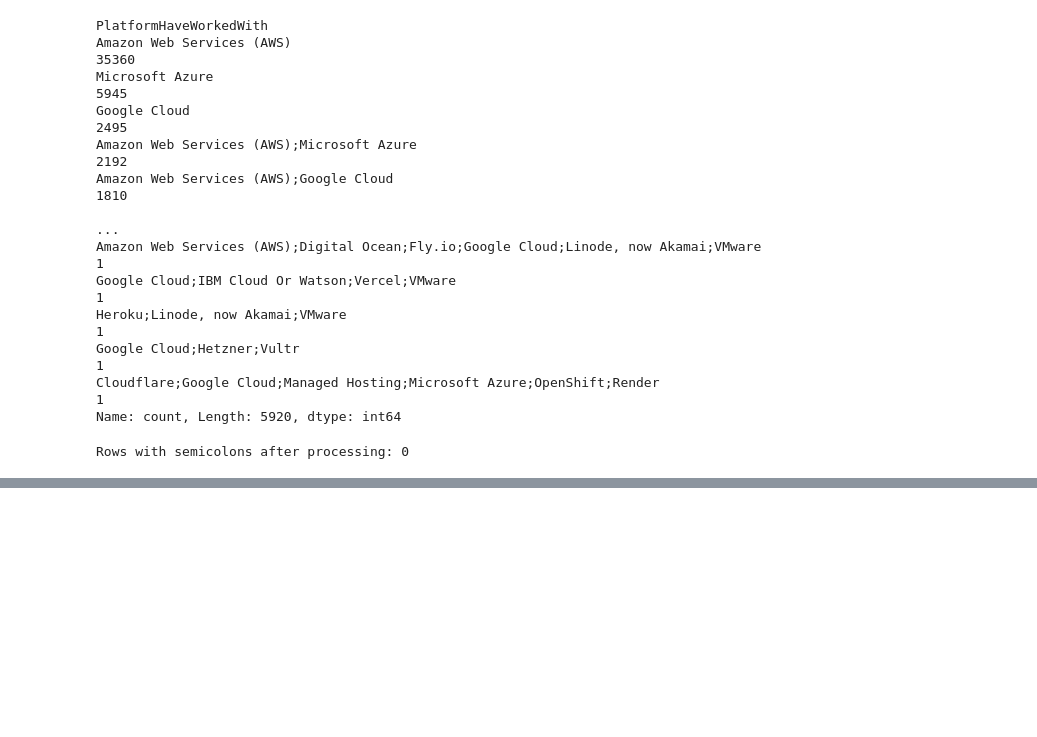
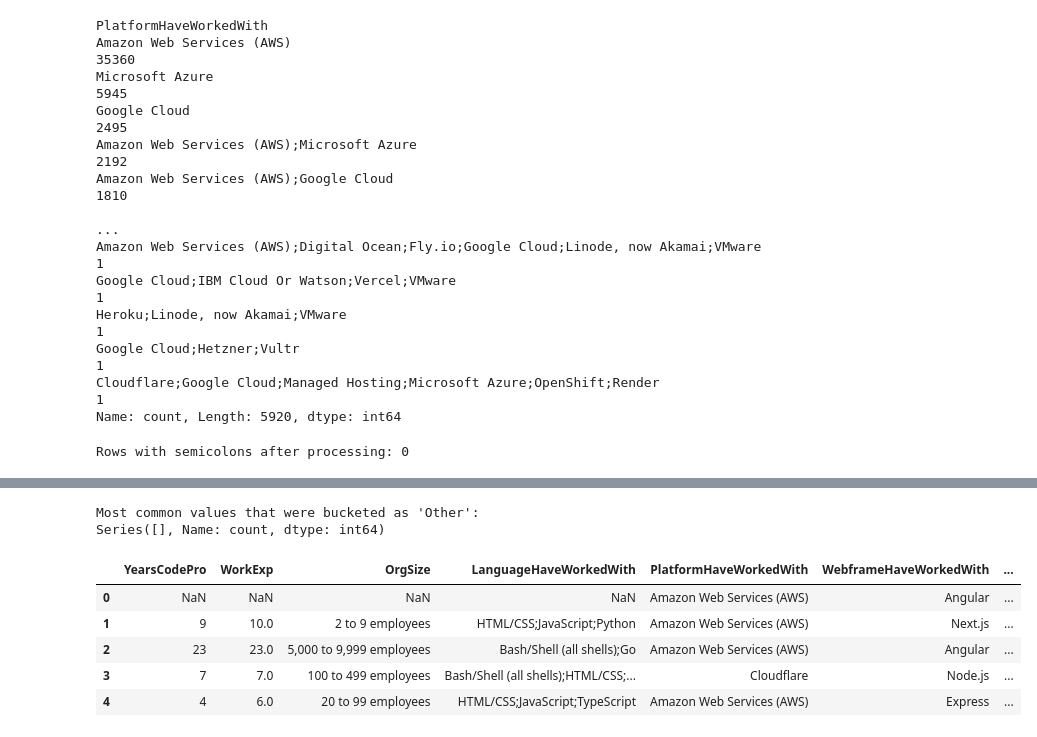
Before and after one commit to hasn77/Stack-Overflow-Survey-Dataset-Model, a Jupyter notebook: getting_started.ipynb, the cells around one changed output, grey strips where cells are left out. Drawn from its saved outputs; the diff is of its cells as text; code cells hidden in the pictures; blank space fills up the shorter version.

Commit message:
Further EDA & Handling of missing values in features dataframe

```diff
--- a/getting_started.ipynb
+++ b/getting_started.ipynb
@@ -283,3 +182,0 @@ log_salary_df.astype(float)
-# %%
-features.columns
-features = pd.concat([features, log_salary_df], axis=1)
@@ -1134,2 +499,0 @@ def analyze_bucket_salary_correlation(features):
-# %%
-features = apply_bucketization(features)
@@ -1213,5 +542,5 @@ def bucketize_professional_tech(tech_string):
 # %%
-features['ProfessionalTech'] = features['ProfessionalTech'].apply(bucketize_professional_tech)
+features['ProfessionalTech'] = df['ProfessionalTech'].apply(bucketize_professional_tech_multiple)
 # %%
 features['ProfessionalTech'].value_counts()
 # %% [output]
@@ -1249 +565,28 @@ AI/ML                 356
 Name: count, dtype: int64
+# %%
+# Let's assume your original DataFrame is called 'features'
+# and your new buckets are in the 'professional_tech_df' Series.
+
+# 1. Create a boolean mask to identify which rows were labeled 'Other'
+is_other_mask = (professional_tech_df == 'Other')
+
+# 2. Use this mask to filter your ORIGINAL DataFrame ('features')
+other_rows_df = df[is_other_mask].copy()
+
+# 3. NOW, get the value_counts from the original 'ProfessionalTech' column
+#    of this filtered DataFrame.
+print("Most common values that were bucketed as 'Other':")
+print(other_rows_df['ProfessionalTech'].value_counts().head(20))
+# %% [output]
+Most common values that were bucketed as 'Other':
+Series([], Name: count, dtype: int64)
+# %%
+features['ConvertedCompYearly'] = df['ConvertedCompYearly']
+features.head(5)
+# %% [output]
+|  | YearsCodePro | WorkExp | OrgSize | LanguageHaveWorkedWith | PlatformHaveWorkedWith | WebframeHaveWorkedWith | ... |
+| 0 | NaN | NaN | NaN | NaN | Amazon Web Services (AWS) | Angular | ... |
+| 1 | 9 | 10.0 | 2 to 9 employees | HTML/CSS;JavaScript;Python | Amazon Web Services (AWS) | Next.js | ... |
+| 2 | 23 | 23.0 | 5,000 to 9,999 employees | Bash/Shell (all shells);Go | Amazon Web Services (AWS) | Angular | ... |
+| 3 | 7 | 7.0 | 100 to 499 employees | Bash/Shell (all shells);HTML/CSS;... | Cloudflare | Node.js | ... |
+| 4 | 4 | 6.0 | 20 to 99 employees | HTML/CSS;JavaScript;TypeScript | Amazon Web Services (AWS) | Express | ... |
```
Also changed, not shown: parts of 54 cells of this notebook, 1 other file.
